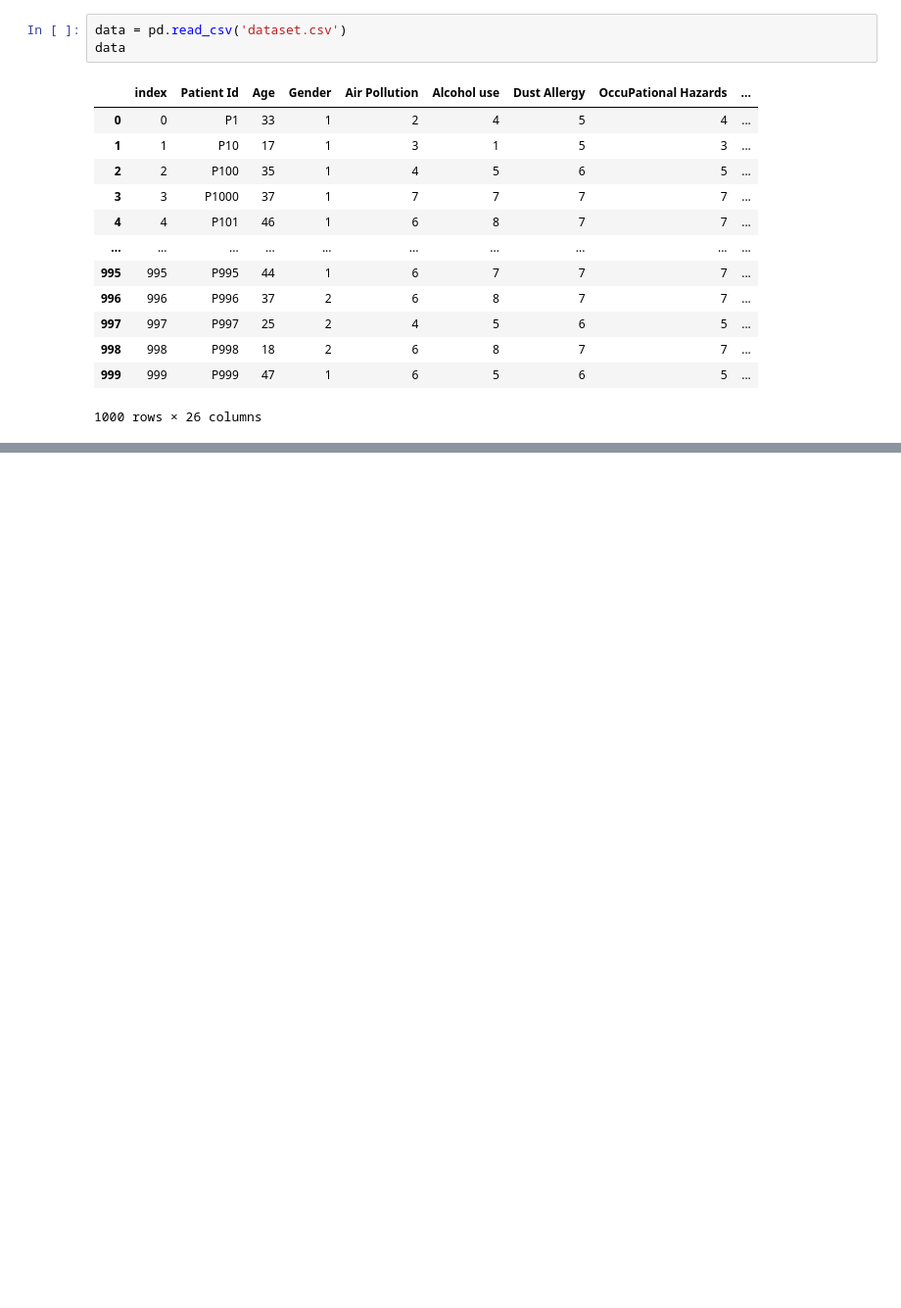
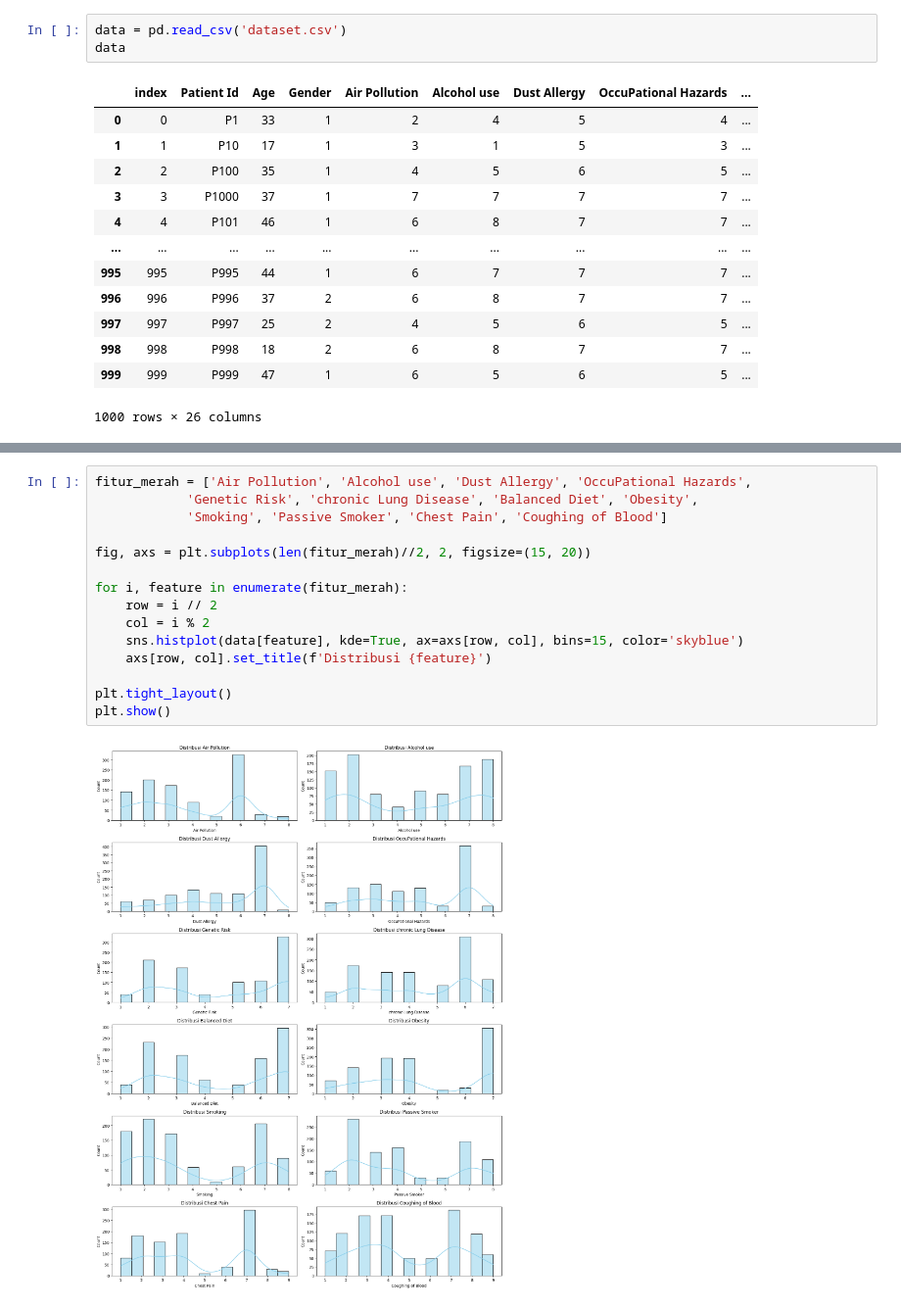
Before and after one commit to mazenbuk/intern, a Jupyter notebook: stunning.ipynb, the cells around one changed output, grey strips where cells are left out. Shown at 98% size. Saved outputs shown, nothing was run; the diff lists cells and outputs as text; blank space fills up the shorter version.

```diff
--- a/stunning.ipynb
+++ b/stunning.ipynb
@@ -21,0 +83,17 @@ data
+# %%
+fitur_merah = ['Air Pollution', 'Alcohol use', 'Dust Allergy', 'OccuPational Hazards',
+            'Genetic Risk', 'chronic Lung Disease', 'Balanced Diet', 'Obesity',
+            'Smoking', 'Passive Smoker', 'Chest Pain', 'Coughing of Blood']
+
+fig, axs = plt.subplots(len(fitur_merah)//2, 2, figsize=(15, 20))
+
+for i, feature in enumerate(fitur_merah):
+    row = i // 2
+    col = i % 2
+    sns.histplot(data[feature], kde=True, ax=axs[row, col], bins=15, color='skyblue')
+    axs[row, col].set_title(f'Distribusi {feature}')
+
+plt.tight_layout()
+plt.show()
+# %% [output]
+[figure, added]
```
Also changed, not shown: parts of 19 cells of this notebook.
